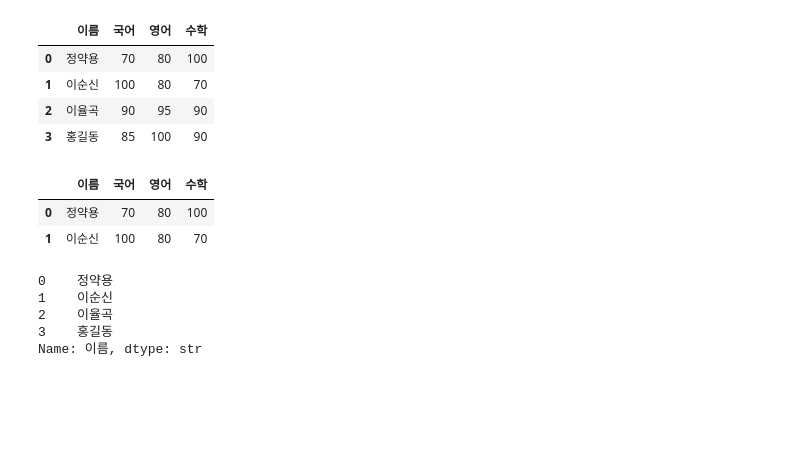
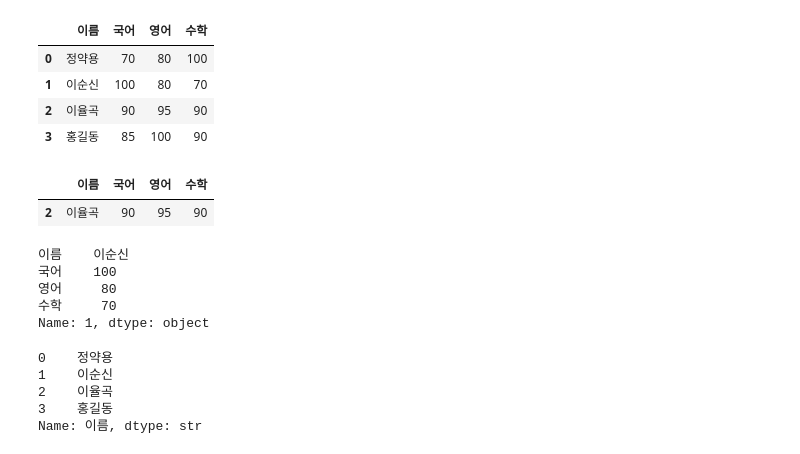
Before and after one commit to hsy21/jupyterdata, a Jupyter notebook: aiservice26/AI기반데이터분석_04_판다스_데이터처리_실습.ipynb, the cells around one changed output. Cells and saved outputs as stored; diff of their text form; code cells hidden in the pictures; blank space fills up the shorter version.

```diff
--- a/aiservice26/AI기반데이터분석_04_판다스_데이터처리_실습.ipynb
+++ b/aiservice26/AI기반데이터분석_04_판다스_데이터처리_실습.ipynb
@@ -505,11 +542,20 @@ score_df
 | 3 | 홍길동 | 85 | 100 | 90 |
 # %%
 # 행 지정 -> 슬라이싱
-score_df[0:2]
+score_df[2:3]
 # %% [output]
 |  | 이름 | 국어 | 영어 | 수학 |
-| 0 | 정약용 | 70 | 80 | 100 |
-| 1 | 이순신 | 100 | 80 | 70 |
+| 2 | 이율곡 | 90 | 95 | 90 |
+# %%
+# 인덱서 이용 : 레이블(이름) 인덱서
+# 행 접군
+score_df.loc[1]
+# %% [output]
+이름    이순신
+국어    100
+영어     80
+수학     70
+Name: 1, dtype: object
 # %%
 # 열 접근
 score_df['이름']
```
Also changed, not shown: parts of 18 cells of this notebook.
